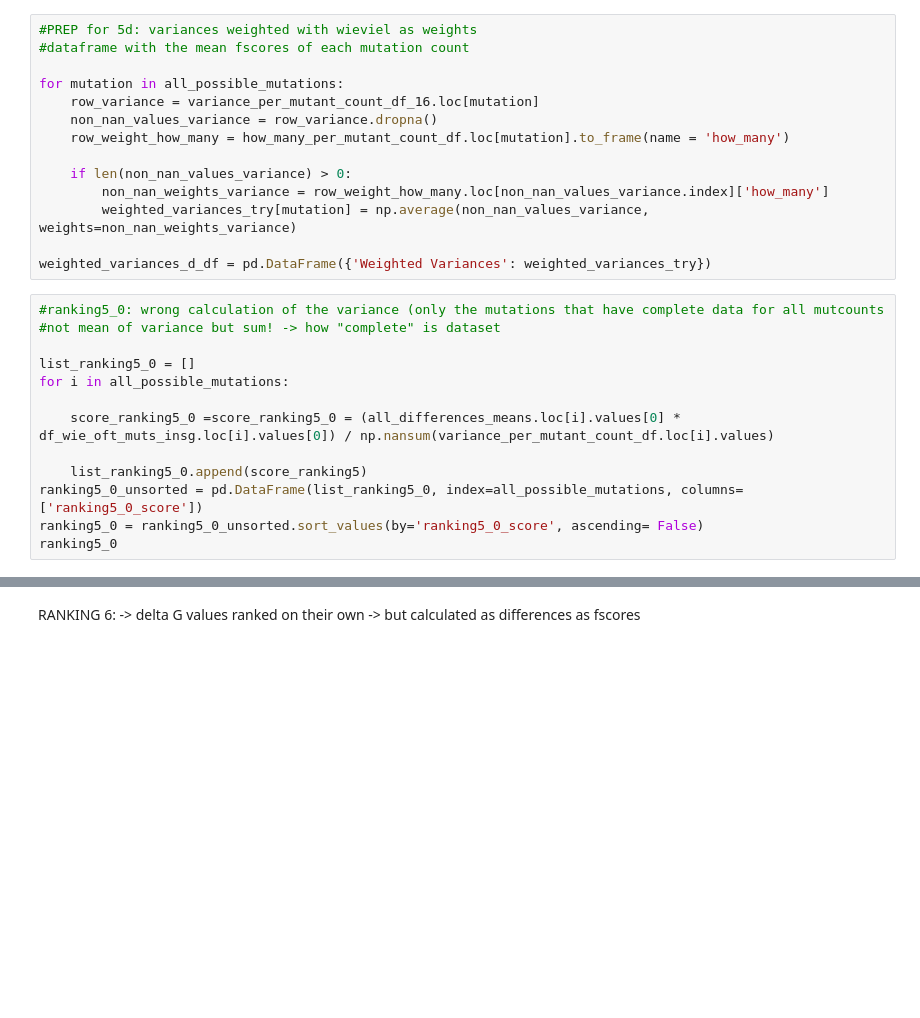
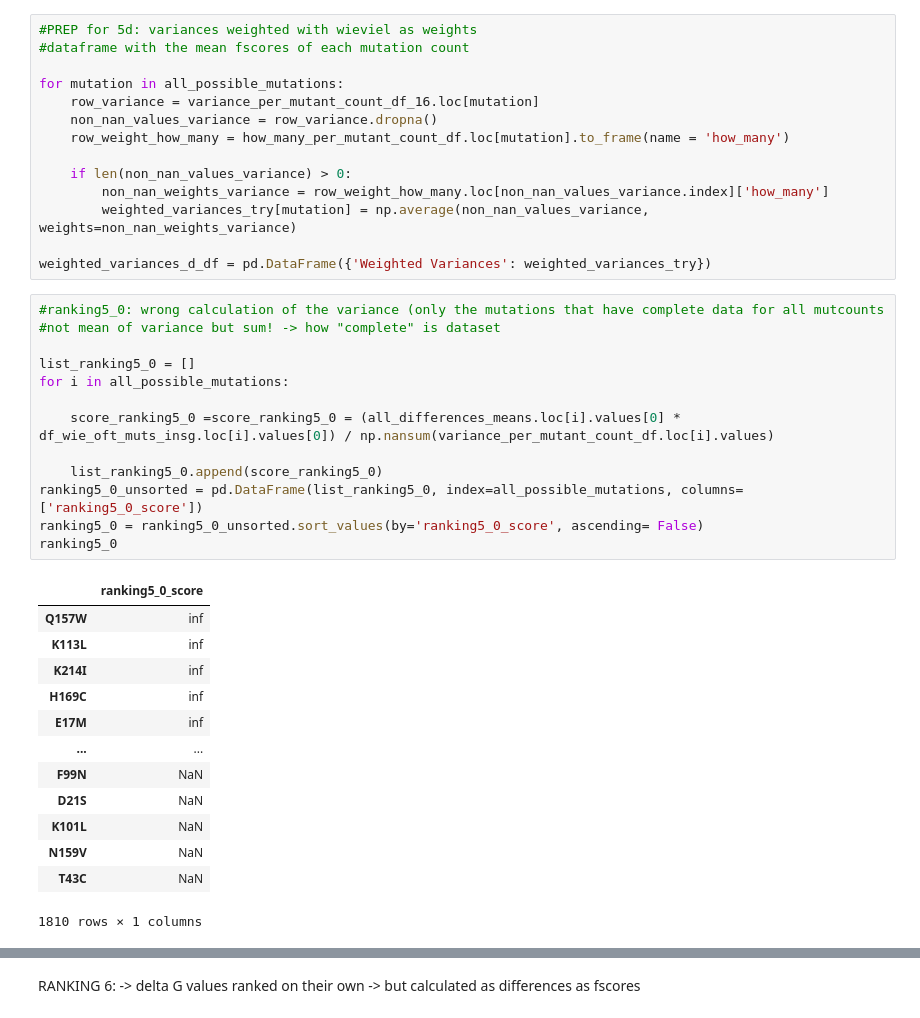
Before and after one commit to datascience-mobi-2023/topic02_team03, a Jupyter notebook: Epistasis Analysis/Rankings/jupyter notebooks/unweighted rankings .ipynb, the cells around one changed output, grey strips where cells are left out. Cells and saved outputs as stored; diff of their text form; blank space fills up the shorter version.

Commit message:
Update unweighted rankings .ipynb
unweighted runs complete

```diff
--- a/Epistasis Analysis/Rankings/jupyter notebooks/unweighted rankings .ipynb
+++ b/Epistasis Analysis/Rankings/jupyter notebooks/unweighted rankings .ipynb
@@ -430,16 +555,30 @@ weighted_variances_d_df = pd.DataFrame({'Weighted Variances': weighted_variances
 # %%
 #ranking5_0: wrong calculation of the variance (only the mutations that have complete data for all mutcounts
 #not mean of variance but sum! -> how "complete" is dataset
 
 list_ranking5_0 = []
 for i in all_possible_mutations:
 
     score_ranking5_0 =score_ranking5_0 = (all_differences_means.loc[i].values[0] * df_wie_oft_muts_insg.loc[i].values[0]) / np.nansum(variance_per_mutant_count_df.loc[i].values)
 
-    list_ranking5_0.append(score_ranking5)
+    list_ranking5_0.append(score_ranking5_0)
 ranking5_0_unsorted = pd.DataFrame(list_ranking5_0, index=all_possible_mutations, columns=['ranking5_0_score'])
 ranking5_0 = ranking5_0_unsorted.sort_values(by='ranking5_0_score', ascending= False)
 ranking5_0
+# %% [output]
+|  | ranking5_0_score |
+| Q157W | inf |
+| K113L | inf |
+| K214I | inf |
+| H169C | inf |
+| E17M | inf |
+| ... | ... |
+| F99N | NaN |
+| D21S | NaN |
+| K101L | NaN |
+| N159V | NaN |
+| T43C | NaN |
+1810 rows × 1 columns
 # %%
 #variance calculated with the mean over all mut count varaiances
 list_ranking5_a = []
```
Also changed, not shown: parts of 20 cells of this notebook.
